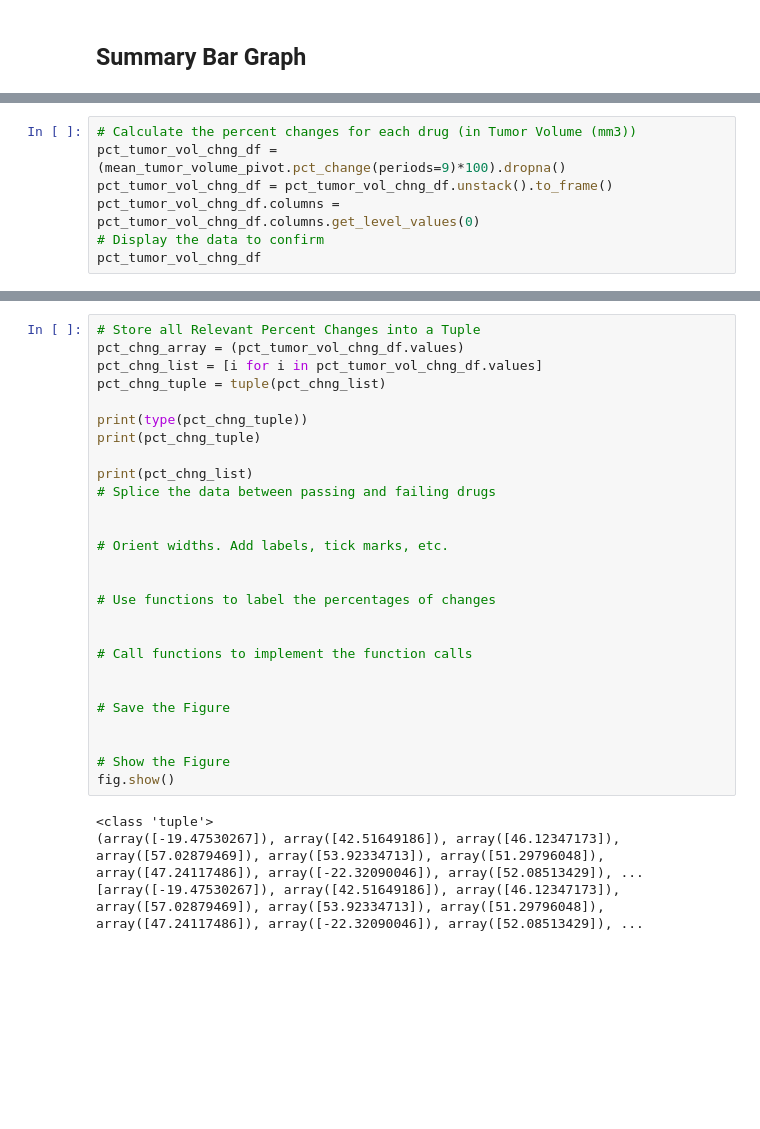
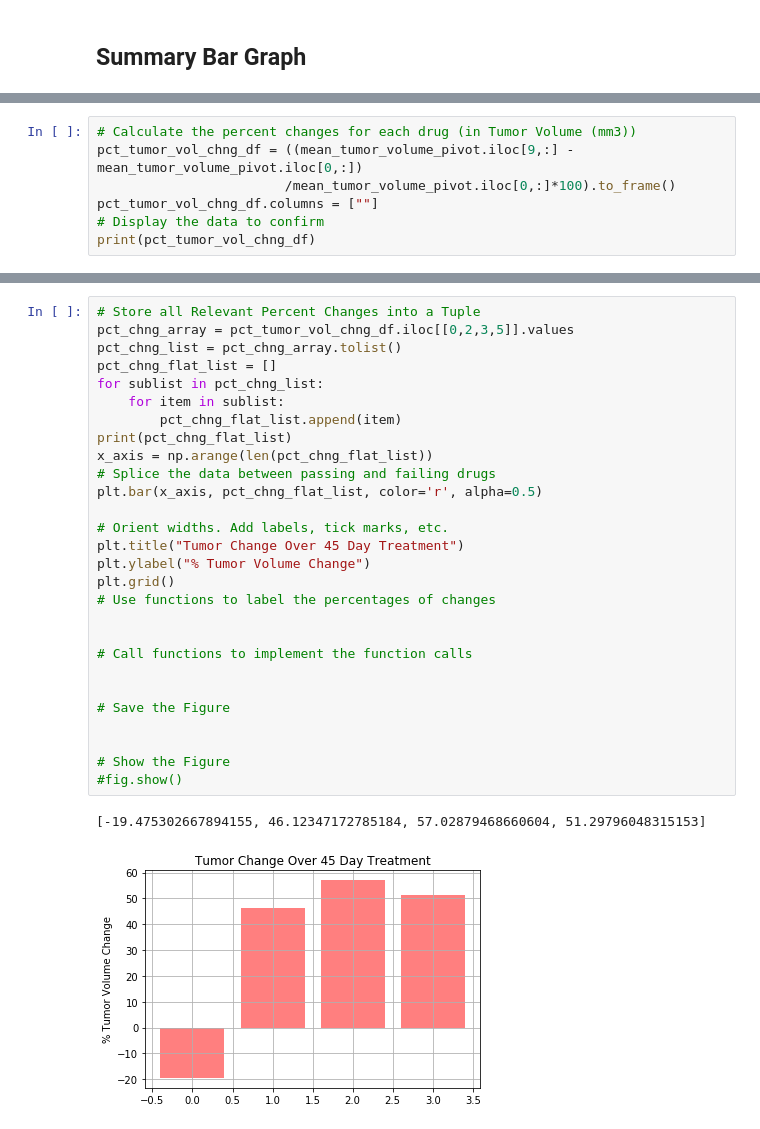
Before and after one commit to kyliejtan/Homework5, a Jupyter notebook: pymaceuticals_Kylie.ipynb, the cells around one changed output, grey strips where cells are left out. Cells and saved outputs as stored; diff of their text form; blank space fills up the shorter version.

```diff
--- a/pymaceuticals_Kylie.ipynb
+++ b/pymaceuticals_Kylie.ipynb
@@ -311,8 +311,8 @@ pct_diff_df
 # %%
 # Calculate the percent changes for each drug (in Tumor Volume (mm3))
-pct_tumor_vol_chng_df = (mean_tumor_volume_pivot.pct_change(periods=9)*100).dropna()
-pct_tumor_vol_chng_df = pct_tumor_vol_chng_df.unstack().to_frame()
-pct_tumor_vol_chng_df.columns = pct_tumor_vol_chng_df.columns.get_level_values(0)
+pct_tumor_vol_chng_df = ((mean_tumor_volume_pivot.iloc[9,:] - mean_tumor_volume_pivot.iloc[0,:])
+                        /mean_tumor_volume_pivot.iloc[0,:]*100).to_frame()
+pct_tumor_vol_chng_df.columns = [""]
 # Display the data to confirm
-pct_tumor_vol_chng_df
+print(pct_tumor_vol_chng_df)
 # %% [output]
@@ -345,31 +330,31 @@ dtype: float64
 # %%
 # Store all Relevant Percent Changes into a Tuple
-pct_chng_array = (pct_tumor_vol_chng_df.values)
-pct_chng_list = [i for i in pct_tumor_vol_chng_df.values]
-pct_chng_tuple = tuple(pct_chng_list)
-
-print(type(pct_chng_tuple))
-print(pct_chng_tuple)
-
-print(pct_chng_list)
+pct_chng_array = pct_tumor_vol_chng_df.iloc[[0,2,3,5]].values
+pct_chng_list = pct_chng_array.tolist()
+pct_chng_flat_list = []
+for sublist in pct_chng_list:
+    for item in sublist:
+        pct_chng_flat_list.append(item)
+print(pct_chng_flat_list)
+x_axis = np.arange(len(pct_chng_flat_list))
 # Splice the data between passing and failing drugs
-
+plt.bar(x_axis, pct_chng_flat_list, color='r', alpha=0.5)
 
 # Orient widths. Add labels, tick marks, etc.
-
-
+plt.title("Tumor Change Over 45 Day Treatment")
+plt.ylabel("% Tumor Volume Change")
+plt.grid()
 # Use functions to label the percentages of changes
 
 
 # Call functions to implement the function calls
 
 
 # Save the Figure
 
 
 # Show the Figure
-fig.show()
+#fig.show()
 # %% [output]
-<class 'tuple'>
-(array([-19.47530267]), array([42.51649186]), array([46.12347173]), array([57.02879469]), array([53.92334713]), array([51.29796048]), array([47.24117486]), array([-22.32090046]), array([52.08513429]), ...
-[array([-19.47530267]), array([42.51649186]), array([46.12347173]), array([57.02879469]), array([53.92334713]), array([51.29796048]), array([47.24117486]), array([-22.32090046]), array([52.08513429]), ...
+[-19.475302667894155, 46.12347172785184, 57.02879468660604, 51.29796048315153]
+[figure, added]
```
Also changed, not shown: parts of 7 cells of this notebook.
